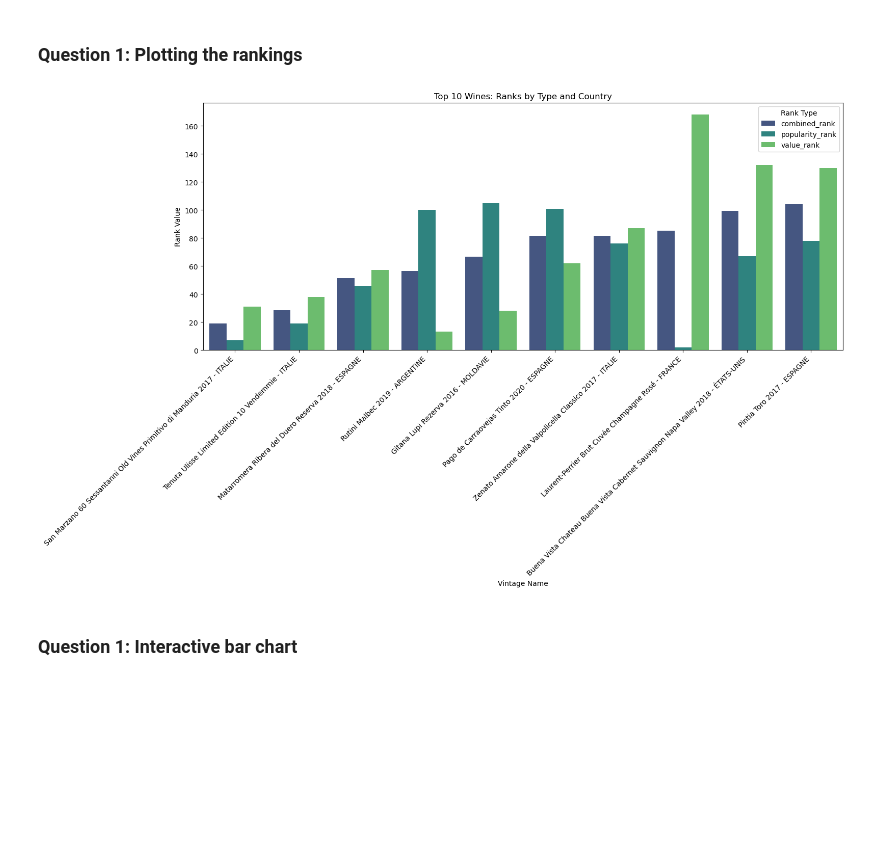
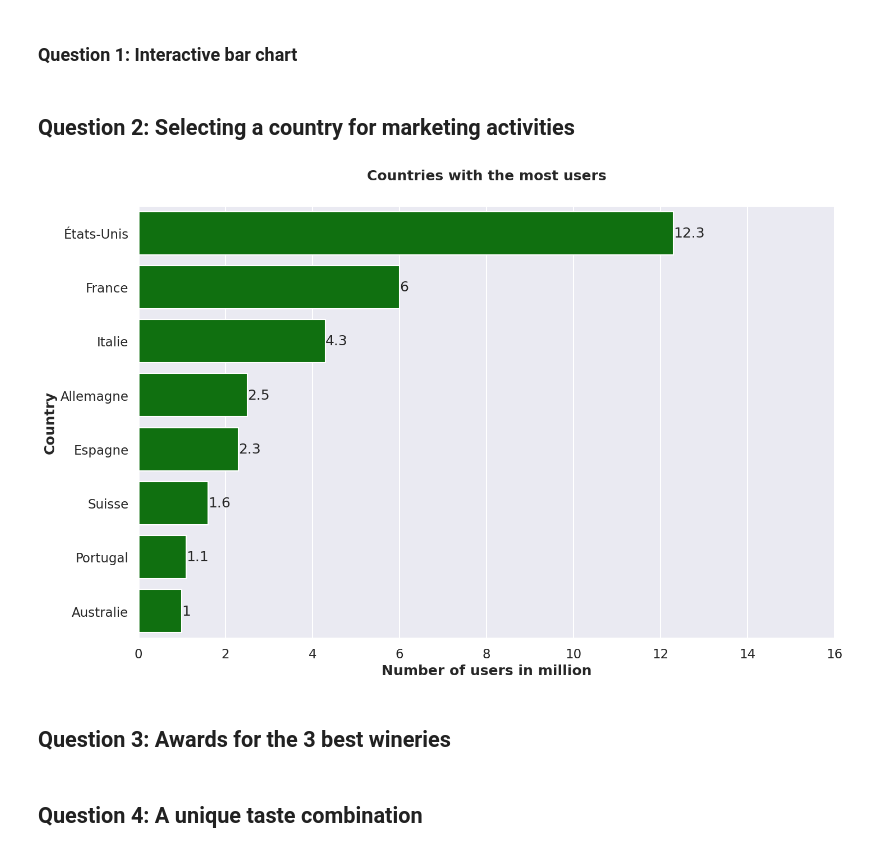
Before and after one commit to AlisherJard/Wiwino_project, a Jupyter notebook: visualizations/questions_visuals.ipynb, the cells around one changed output. Drawn from its saved outputs; the diff is of its cells as text; code cells hidden in the pictures; blank space fills up the shorter version.

Commit message:
updates visuals

```diff
--- a/visualizations/questions_visuals.ipynb
+++ b/visualizations/questions_visuals.ipynb
@@ -54,36 +40,3 @@ print(top_10_sales[['vintage_name', 'country', 'popularity_score', 'value_for_mo
-# %% [markdown]
-### Question 1: Plotting the rankings
-# %%
-import matplotlib.pyplot as plt
-import seaborn as sns
-
-# Ensuring the DataFrame is sorted by 'combined_rank' before melting
-top_10_sales_sorted = top_10_sales.sort_values(by='combined_rank', ascending=True)
-
-# Creating a new column combining wine name and country
-top_10_sales_sorted["name_and_country"] = top_10_sales_sorted.apply(
-    lambda row: f"{row['vintage_name']} - {row['country'].upper()}", axis=1
-)
-
-# Melting the DataFrame for easier plotting
-top_10_melted = top_10_sales_sorted.melt(id_vars=['name_and_country'], value_vars=['combined_rank', 'popularity_rank', 'value_rank'], var_name='rank_type', value_name='rank_value')
-
-plt.figure(figsize=(16, 10))
-
-# Creating the bar plot
-sns.barplot(data=top_10_melted, x='name_and_country', y='rank_value', hue='rank_type', palette='viridis', dodge=True, order=top_10_sales_sorted['name_and_country'])
-
-# Customizing the plot
-plt.xticks(rotation=45, ha='right')
-plt.title('Top 10 Wines: Ranks by Type and Country')
-plt.xlabel('Vintage Name')
-plt.ylabel('Rank Value')
-plt.legend(title='Rank Type')
-
-plt.tight_layout()
-plt.show()
-# %% [output]
-[figure, removed]
 # %% [markdown]
 ### Question 1: Interactive bar chart
 # %%
@@ -117,3 +70,35 @@ fig.update_layout(
     barmode='group')
 
 fig.show()
+# %% [markdown]
+## Question 2: Selecting a country for marketing activities
+# %%
+import matplotlib.pyplot as plt
+import seaborn as sns
+
+users = pd.read_csv("/home/siegfried2021/Bureau/BeCode_AI/Projets/Wiwino_project/CSV files/question2.csv")
+
+# Create a new column to store the number of users in million
+users["users_count_million"] = np.round(users["users_count"]/1000000, 1)
+
+# Keep only countries with at least one milion users
+users = users[users["users_count"] >= 1000000]
+
+plt.figure(figsize=(16, 10))
+
+sns.set_theme(style="darkgrid", context="talk")
+sns.color_palette("Paired")
+
+ax = sns.barplot(data=users, x="users_count_million", y="name", orient="y", estimator="sum", errorbar=None, color="green")
+ax.bar_label(ax.containers[0])
+ax.set(xlim=(0, 16))
+
+ax.set_xlabel("Number of users in million", fontfamily='sans-serif', fontstyle='normal', fontweight='bold')
+ax.set_ylabel("Country", fontfamily='sans-serif', fontstyle='normal', fontweight='bold')
+ax.set_title("Countries with the most users", y=1.05, fontweight='bold')
+
+plt.show()
+# %% [output]
+[figure, added]
+# %% [markdown]
+## Question 3: Awards for the 3 best wineries
@@ -119,0 +143,2 @@ fig.show()
+# %% [markdown]
+## Question 4: A unique taste combination
```
Also changed, not shown: parts of 22 cells of this notebook, 12 other files.
